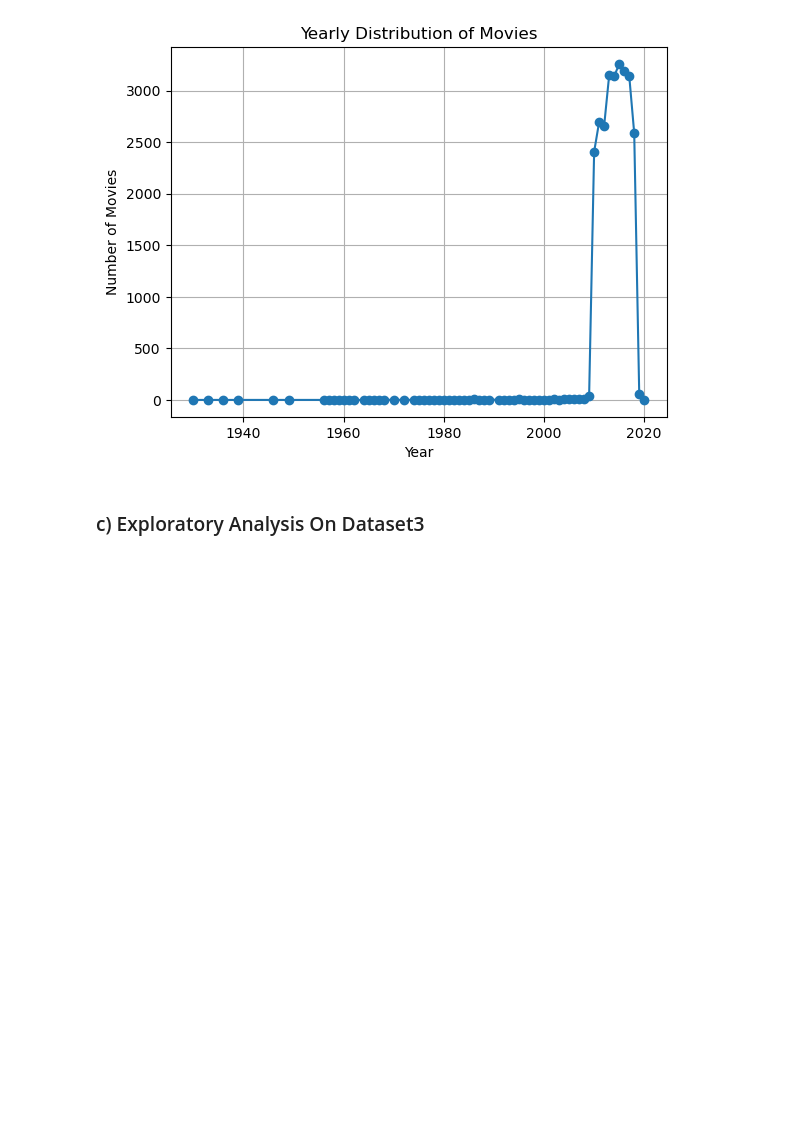
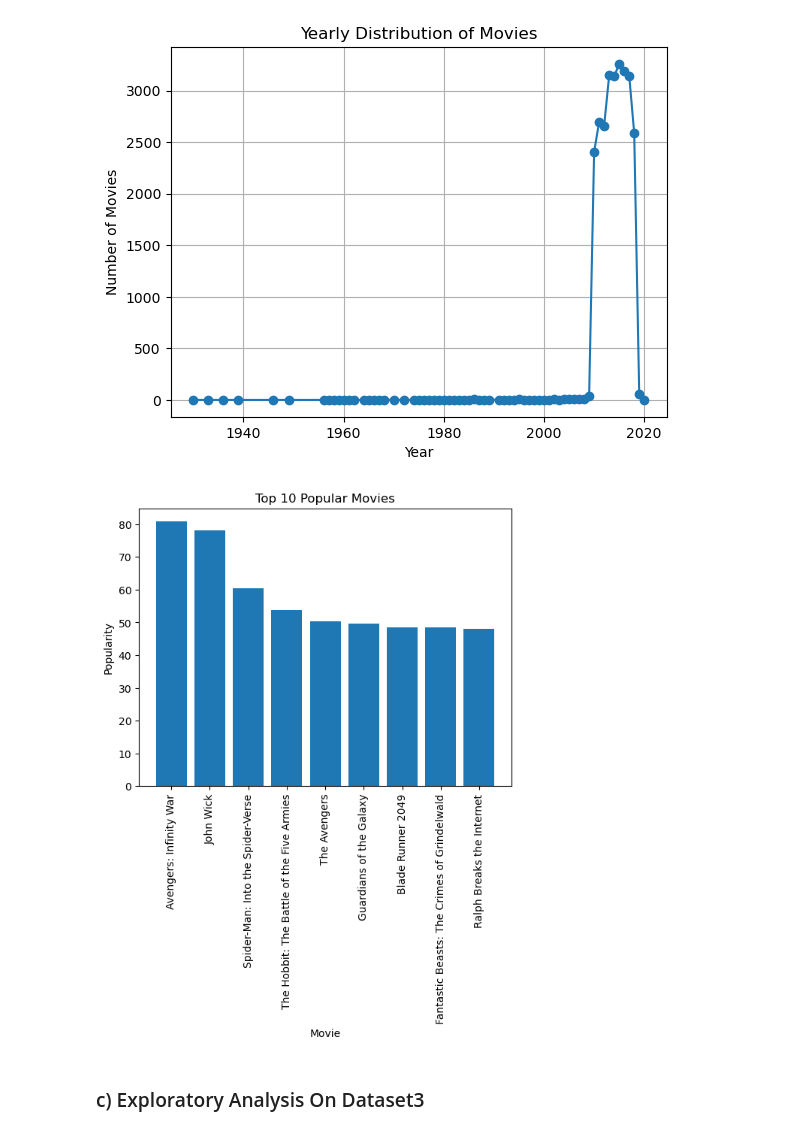
Before and after one commit to Ivan3864/Microsoft-Movie-Studio-Analysis, a Jupyter notebook: insight.ipynb, the cells around one changed output. Drawn from its saved outputs; the diff is of its cells as text; code cells hidden in the pictures; blank space fills up the shorter version.

```diff
--- a/insight.ipynb
+++ b/insight.ipynb
@@ -561,6 +575,23 @@ plt.grid(True)
 plt.show()
 # %% [output]
 [figure]
+# %%
+# Select the top 10 popular movies
+top_10_movies = dataset2.nlargest(10, 'Popularity')
+
+# Extract movie titles and popularity values
+movies = top_10_movies['Movie Title']
+popularity = top_10_movies['Popularity']
+
+# Create a bar graph
+plt.bar(movies, popularity)
+plt.xlabel('Movie')
+plt.ylabel('Popularity')
+plt.title('Top 10 Popular Movies')
+plt.xticks(rotation=90)
+plt.show()
+# %% [output]
+[figure, added]
 # %% [markdown]
 ### c) Exploratory Analysis On Dataset3
 # %%
```
Also changed, not shown: parts of 10 cells of this notebook.
